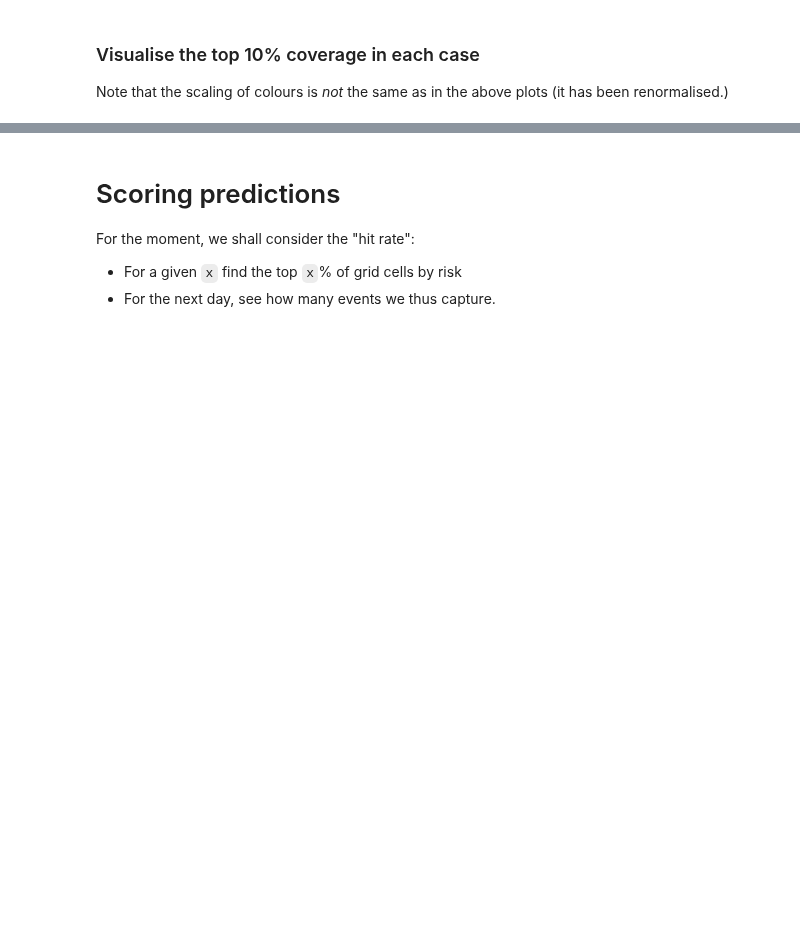
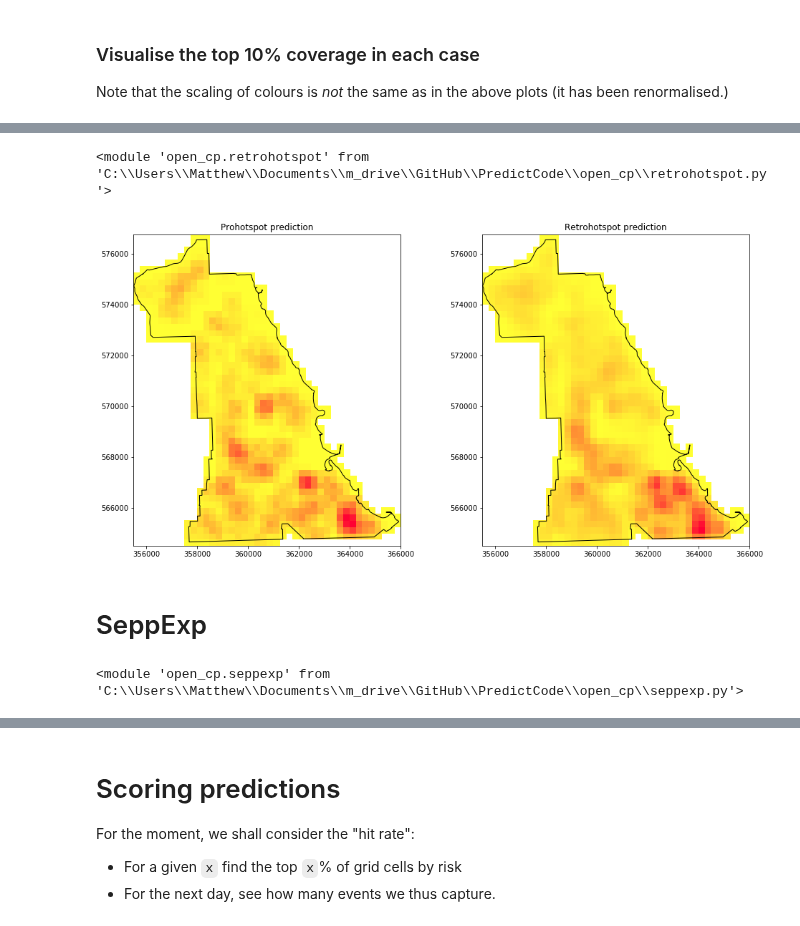
Before and after one commit to QuantCrimAtLeeds/PredictCode, a Jupyter notebook: examples/Chicago/Analysis of old data set, South side.ipynb, the cells around one changed output, grey strips where cells are left out. Saved outputs shown, nothing was run; the diff lists cells and outputs as text; code cells hidden in the pictures; blank space fills up the shorter version.

```diff
--- a/examples/Chicago/Analysis of old data set, South side.ipynb
+++ b/examples/Chicago/Analysis of old data set, South side.ipynb
@@ -188,0 +197,41 @@ None
+# %%
+import open_cp.prohotspot
+import open_cp.retrohotspot
+importlib.reload(open_cp.prohotspot)
+importlib.reload(open_cp.retrohotspot)
+# %% [output]
+<module 'open_cp.retrohotspot' from 'C:\\Users\\Matthew\\Documents\\m_drive\\GitHub\\PredictCode\\open_cp\\retrohotspot.py'>
+# %%
+prohotspot_predictor = open_cp.prohotspot.ProspectiveHotSpot(grid=masked_grid)
+prohotspot_predictor.data = points[points.timestamps >= np.datetime64("2011-03-01T00:00")]
+prohotspot_predictor.weight = open_cp.prohotspot.ClassicWeight()
+prohotspot_predictor.weight.space_bandwidth = 2
+prohotspot_risk = prohotspot_predictor.predict(np.datetime64("2011-09-28T00:00"), np.datetime64("2011-09-28T00:00"))
+prohotspot_risk.mask_with(masked_grid)
+# %%
+retrohotspot_predictor = open_cp.retrohotspot.RetroHotSpotGrid(grid=masked_grid)
+retrohotspot_predictor.data = points[points.timestamps >= np.datetime64("2011-03-01T00:00")]
+retrohotspot_predictor.weight = open_cp.retrohotspot.Quartic(bandwidth=500)
+retrohotspot_risk = retrohotspot_predictor.predict(np.datetime64("2011-09-28T00:00"), np.datetime64("2011-09-28T00:00"))
+retrohotspot_risk.mask_with(masked_grid)
+# %%
+fig, ax  = plt.subplots(ncols=2, figsize=(16,8))
+
+for a in ax:
+    a.set_aspect(1)
+    side.to_crs(data.crs).plot(ax=a, color="black", alpha=0)
+
+ax[0].pcolormesh(*prohotspot_risk.mesh_data(), prohotspot_risk.intensity_matrix, cmap=yellow_to_red)
+ax[0].set_title("Prohotspot prediction")
+ax[1].pcolormesh(*retrohotspot_risk.mesh_data(), retrohotspot_risk.intensity_matrix, cmap=yellow_to_red)
+ax[1].set_title("Retrohotspot prediction")
+None
+# %% [output]
+[figure, added]
+# %% [markdown]
+# SeppExp
+# %%
+import open_cp.seppexp
+importlib.reload(open_cp.seppexp)
+# %% [output]
+<module 'open_cp.seppexp' from 'C:\\Users\\Matthew\\Documents\\m_drive\\GitHub\\PredictCode\\open_cp\\seppexp.py'>
```
Also changed, not shown: parts of 15 cells of this notebook, 5 other files.
